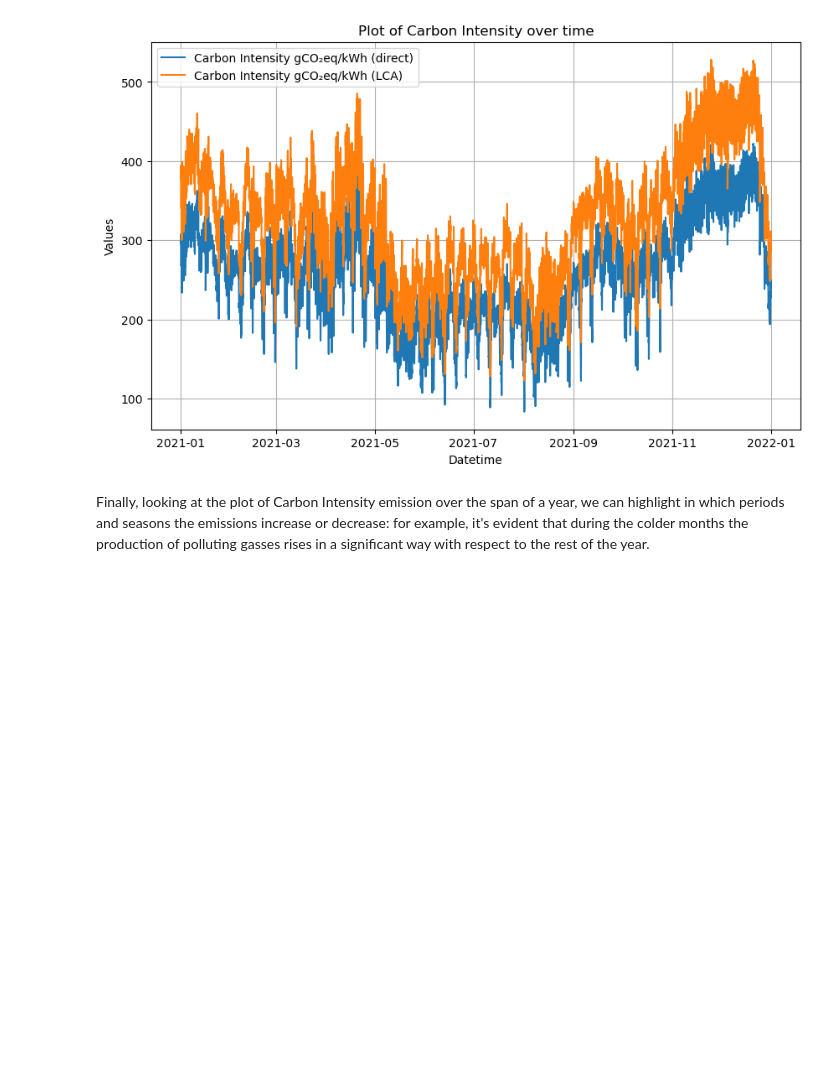
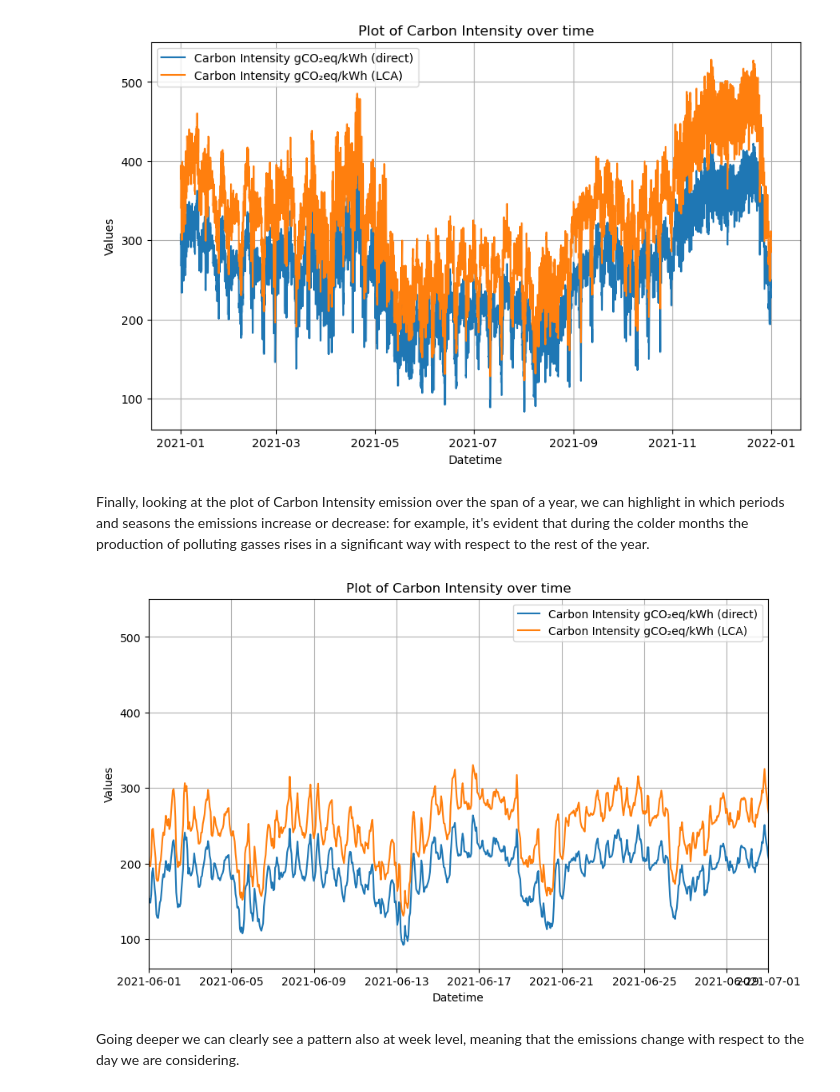
Before and after one commit to LSquarzoni/GreenTeam, a Jupyter notebook: GreenTeam_Dataset_study.ipynb, the cells around one changed output. Saved outputs shown, nothing was run; the diff lists cells and outputs as text; code cells hidden in the pictures; blank space fills up the shorter version.

Commit message:
Added a new plot

```diff
--- a/GreenTeam_Dataset_study.ipynb
+++ b/GreenTeam_Dataset_study.ipynb
@@ -151,3 +151,21 @@ plt.show()
 [figure]
 # %% [markdown]
 Finally, looking at the plot of Carbon Intensity emission over the span of a year, we can highlight in which periods and seasons the emissions increase or decrease: for example, it's evident that during the colder months the production of polluting gasses rises in a significant way with respect to the rest of the year.
+# %%
+# We want also to zoom in to look better at the trend within a month
+plt.figure(figsize=(10, 6))
+plt.plot(dataset['Datetime (UTC)'], dataset['Carbon Intensity gCO₂eq/kWh (direct)'], label='Carbon Intensity gCO₂eq/kWh (direct)')
+plt.plot(dataset['Datetime (UTC)'], dataset['Carbon Intensity gCO₂eq/kWh (LCA)'], label='Carbon Intensity gCO₂eq/kWh (LCA)')
+
+plt.xlabel('Datetime')
+plt.ylabel('Values')
+plt.title('Plot of Carbon Intensity over time')
+plt.legend()
+plt.grid(True)
+plt.xlim(pd.Timestamp('2021-06'), pd.Timestamp('2021-07'))
+
+plt.show()
+# %% [output]
+[figure, added]
+# %% [markdown]
+Going deeper we can clearly see a pattern also at week level, meaning that the emissions change with respect to the day we are considering.
```
